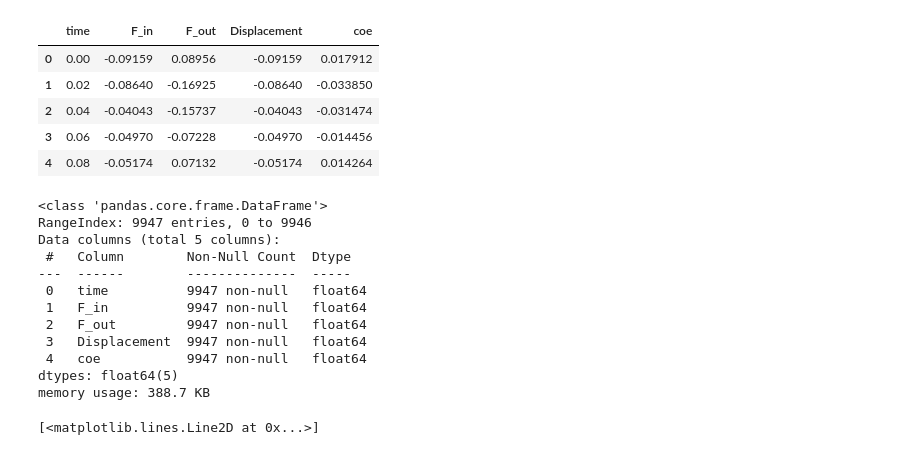
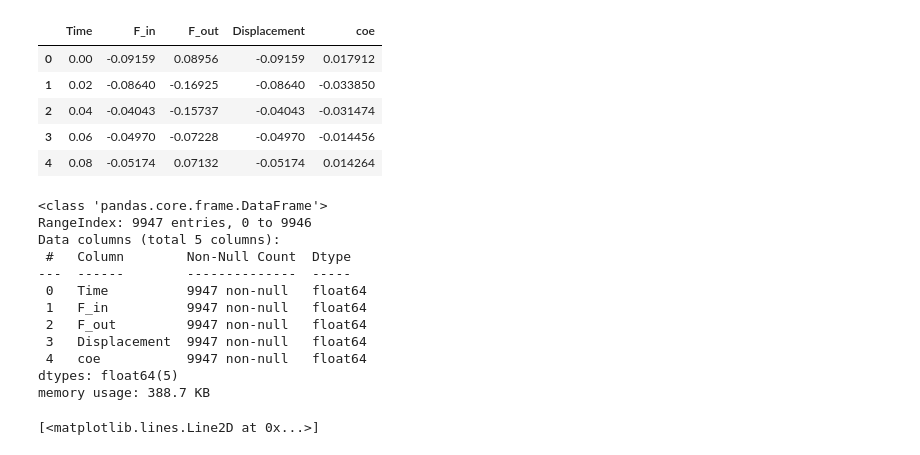
Before and after one commit to buy0range/code_internship, a Jupyter notebook: merge_data.ipynb, the cells around one changed output. Saved outputs shown, nothing was run; the diff lists cells and outputs as text; code cells hidden in the pictures.

```diff
--- a/1.ipynb
+++ b/merge_data.ipynb
@@ -3,25 +3,25 @@ import pandas as pd
 import numpy as np
 import matplotlib.pyplot as plt
 # %%
-path = r"C:\Users\53268\Documents\internship\code\friction.csv"
-df = pd.read_csv(path)
-df.head()
+path1 = r"C:\Users\53268\Documents\internship\code\friction.csv"
+df1 = pd.read_csv(path1)
+df1.head()
 # %% [output]
-|  | time | F_in | F_out | Displacement | coe |
+|  | Time | F_in | F_out | Displacement | coe |
 | 0 | 0.00 | -0.09159 | 0.08956 | -0.09159 | 0.017912 |
 | 1 | 0.02 | -0.08640 | -0.16925 | -0.08640 | -0.033850 |
 | 2 | 0.04 | -0.04043 | -0.15737 | -0.04043 | -0.031474 |
 | 3 | 0.06 | -0.04970 | -0.07228 | -0.04970 | -0.014456 |
 | 4 | 0.08 | -0.05174 | 0.07132 | -0.05174 | 0.014264 |
 # %%
-df.info()
+df1.info()
 # %% [output]
 <class 'pandas.core.frame.DataFrame'>
 RangeIndex: 9947 entries, 0 to 9946
 Data columns (total 5 columns):
  #   Column        Non-Null Count  Dtype
 ---  ------        --------------  -----
- 0   time          9947 non-null   float64
+ 0   Time          9947 non-null   float64
  1   F_in          9947 non-null   float64
  2   F_out         9947 non-null   float64
  3   Displacement  9947 non-null   float64
```
Also changed, not shown: parts of 4 cells of this notebook, 2 other files.
